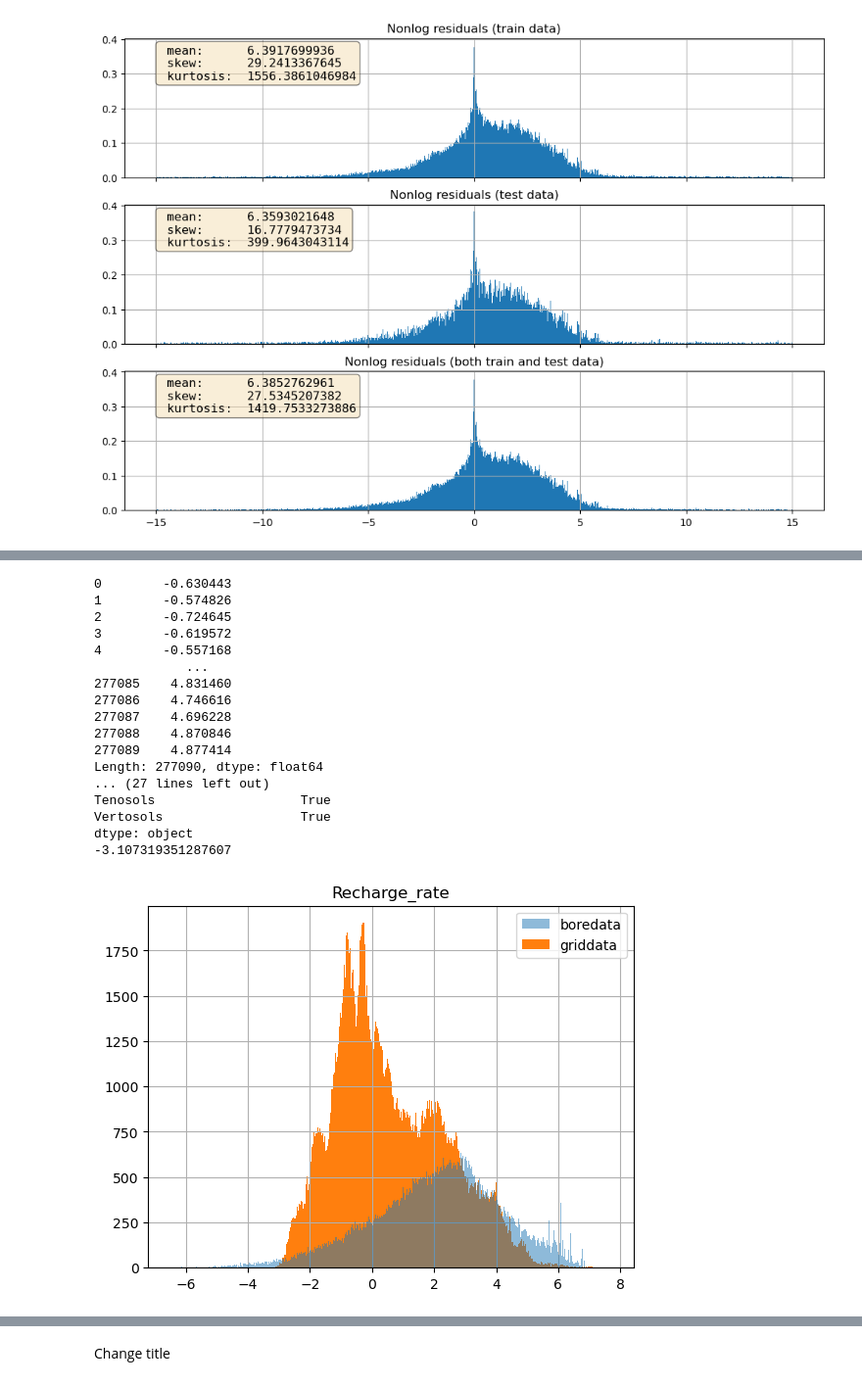
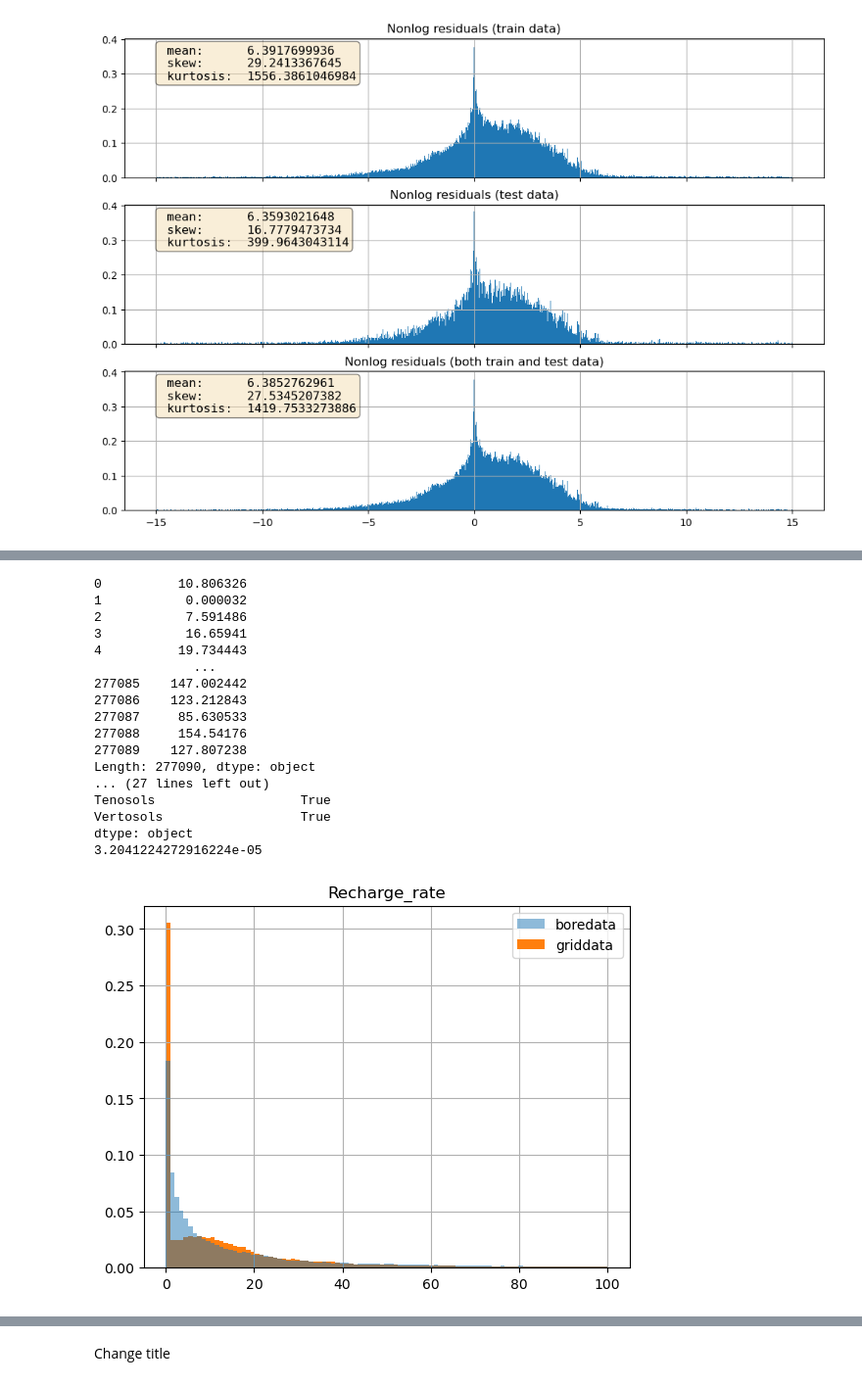
Before and after one commit to Matei-Stoica-Uni/Capstone-Case-Study---Australia, a Jupyter notebook: AUS_gw_recharge_capstonecasestudy.ipynb, the cells around one changed output, grey strips where cells are left out. Shown at 98% size. Drawn from its saved outputs; the diff is of its cells as text; code cells hidden in the pictures.

```diff
--- a/AUS_gw_recharge_capstonecasestudy.ipynb
+++ b/AUS_gw_recharge_capstonecasestudy.ipynb
@@ -713,31 +916,32 @@ y_pred = results.predict(data_pred_to_use)
 # %%
 y_data = pd.concat([y,y_test], join='outer', sort=True, verify_integrity=True).sort_index()
 print(y_pred)
 print(boredata_tidy.max())
 print(y_pred.min())
-y_pred_transformed = np.exp(y_pred)
-y_data.hist(bins=500, label='boredata', zorder = 2, alpha=0.5)
-y_pred.hist(bins=500, label='griddata', zorder = 1)
+bins=np.linspace(0,100,100)
+y_data.hist(bins=bins, label='boredata', zorder = 2, alpha=0.5, density=True)
+y_pred = np.clip(y_pred, a_min=y_pred[y_pred>=0].min(), a_max=None)
+y_pred.hist(bins=bins, label='griddata', zorder = 1, density=True)
 plt.legend()
 plt.show()
 # shows the ranges of the predictions are about the same as the training data
 # the distributions are different but that is to be expected since the boreholes are not uniformly distributed, unlike the griddata
 # %% [output]
-0        -0.630443
-1        -0.574826
-2        -0.724645
-3        -0.619572
-4        -0.557168
-            ...
-277085    4.831460
-277086    4.746616
-277087    4.696228
-277088    4.870846
-277089    4.877414
-Length: 277090, dtype: float64
+0          10.806326
+1           0.000032
+2           7.591486
+3           16.65941
+4          19.734443
+             ...
+277085    147.002442
+277086    123.212843
+277087     85.630533
+277088     154.54176
+277089    127.807238
+Length: 277090, dtype: object
 ... (27 lines left out)
 Tenosols                   True
 Vertosols                  True
 dtype: object
--3.107319351287607
+3.2041224272916224e-05
-[figure, old version]
+[figure, new version]
```
Also changed, not shown: parts of 12 cells of this notebook.
